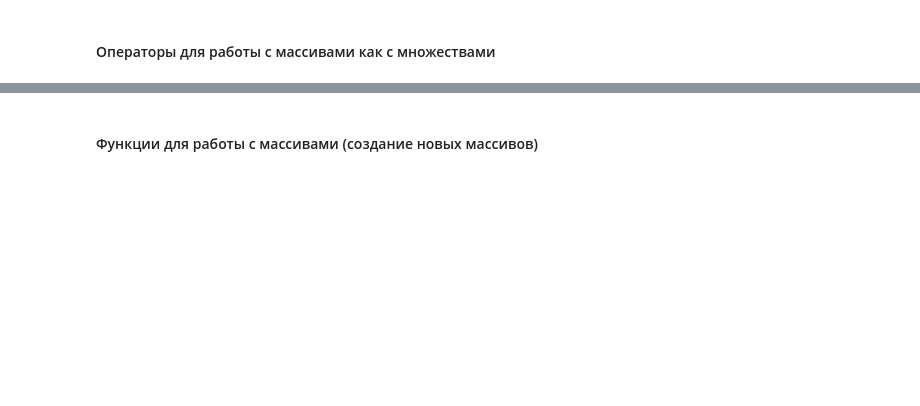
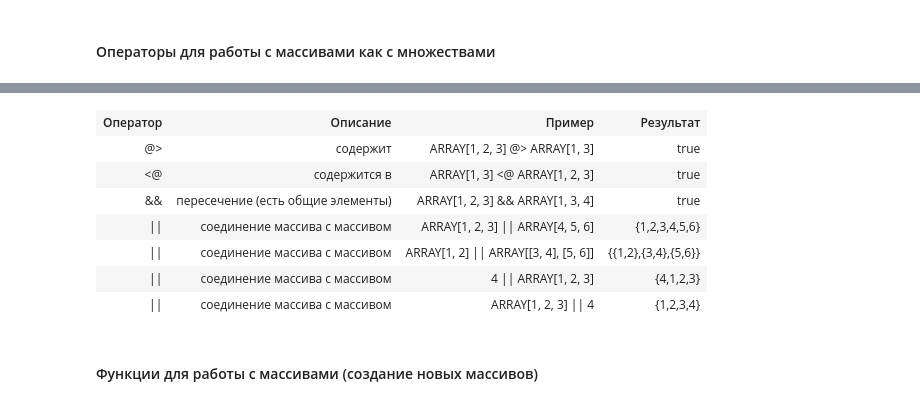
Before and after one commit to vowatchka/postgres_basic, a Jupyter notebook: practices/4_postgres_datatypes/gorm.ipynb, the cells around one changed output, grey strips where cells are left out. Cells and saved outputs as stored; diff of their text form; code cells hidden in the pictures; blank space fills up the shorter version.

```diff
--- a/practices/4_postgres_datatypes/gorm.ipynb
+++ b/practices/4_postgres_datatypes/gorm.ipynb
@@ -1875,59 +2136,52 @@ with Session.begin() as session:
 # %% [markdown]
 #### Операторы для работы с массивами как с множествами
 # %%
-with Session.begin() as session:
-    values = [
+%%sql
+SELECT
+    *
+FROM (
+    VALUES
         (
-            "@>",
-			"содержит",
-			"ARRAY[1, 2, 3] @> ARRAY[1, 3]",
-            cast(bindparam(None, [1, 2, 3], ARRAY(Integer)).contains(bindparam(None, [1, 2, 3], ARRAY(Integer))), Text),
+            '@>',
+			'содержит',
+			'ARRAY[1, 2, 3] @> ARRAY[1, 3]',
+			(ARRAY[1, 2, 3] @> ARRAY[1, 3])::text
         ),
         (
-            "<@",
-			"содержится в",
-			"ARRAY[1, 3] <@ ARRAY[1, 2, 3]",
-			cast(bindparam(None, [1, 3], ARRAY(Integer)).contained_by(bindparam(None, [1, 2, 3], ARRAY(Integer))), Text),
+            '<@',
+			'содержится в',
+			'ARRAY[1, 3] <@ ARRAY[1, 2, 3]',
+			(ARRAY[1, 3] <@ ARRAY[1, 2, 3])::text
         ),
         (
-            "&&",
-			"пересечение (есть общие элементы)",
-			"ARRAY[1, 2, 3] && ARRAY[1, 3, 4]",
-			cast(bindparam(None, [1, 2, 3], ARRAY(Integer)).op("&&")(bindparam(None, [1, 3, 4], ARRAY(Integer))), Text),
+            '&&',
+			'пересечение (есть общие элементы)',
+			'ARRAY[1, 2, 3] && ARRAY[1, 3, 4]',
+			(ARRAY[1, 2, 3] && ARRAY[1, 3, 4])::text
         ),
         (
-            "||",
-			"соединение массива с массивом",
-			"ARRAY[1, 2, 3] || ARRAY[4, 5, 6]",
-			cast(bindparam(None, [1, 2, 3], ARRAY(Integer)) + bindparam(None, [4, 5, 6], ARRAY(Integer)), Text),
+            '||',
+			'соединение массива с массивом',
+			'ARRAY[1, 2, 3] || ARRAY[4, 5, 6]',
+			(ARRAY[1, 2, 3] || ARRAY[4, 5, 6])::text
         ),
         (
-            "||",
-			"соединение массива с массивом",
-			"ARRAY[1, 2] || ARRAY[[3, 4], [5, 6]]",
-			cast(bindparam(None, [1, 2], ARRAY(Integer)) + bindparam(None, [[3, 4], [5, 6]], ARRAY(Integer)), Text),
+            '||',
+			'соединение массива с массивом',
+			'ARRAY[1, 2] || ARRAY[[3, 4], [5, 6]]',
+			(ARRAY[1, 2] || ARRAY[[3, 4], [5, 6]])::text
         ),
         (
-            "||",
-			"соединение массива с массивом",
-			"4 || ARRAY[1, 2, 3]",
-			cast(text("4") + bindparam(None, [1, 2, 3], ARRAY(Integer)), Text),
+            '||',
+			'соединение массива с массивом',
+			'4 || ARRAY[1, 2, 3]',
+			(4 || ARRAY[1, 2, 3])::text
         ),
         (
-            "||",
-			"соединение массива с массивом",
-			"ARRAY[1, 2, 3] || 4",
-			cast(bindparam(None, [1, 2, 3], ARRAY(Integer)) + text("4"), Text),
-        ),
-    ]
-
-    columns = [
-        Column("Оператор", Text),
-        Column("Описание", Text),
-        Column("Пример", Text),
-        Column("Результат", Text),
-    ]
-
-    stmt = select(Values(*columns, name="examples").data(values))
-
-    sqlalchemy_table(session.execute(stmt))
+            '||',
+			'соединение массива с массивом',
+			'ARRAY[1, 2, 3] || 4',
+			(ARRAY[1, 2, 3] || 4)::text
+        )
+) as examples ("Оператор", "Описание", "Пример", "Результат");
+# %% [output]
@@ -1934,3 +2190,11 @@ with Session.begin() as session:
+| Оператор | Описание | Пример | Результат |
+| @> | содержит | ARRAY[1, 2, 3] @> ARRAY[1, 3] | true |
+| <@ | содержится в | ARRAY[1, 3] <@ ARRAY[1, 2, 3] | true |
+| && | пересечение (есть общие элементы) | ARRAY[1, 2, 3] && ARRAY[1, 3, 4] | true |
+| || | соединение массива с массивом | ARRAY[1, 2, 3] || ARRAY[4, 5, 6] | {1,2,3,4,5,6} |
+| || | соединение массива с массивом | ARRAY[1, 2] || ARRAY[[3, 4], [5, 6]] | {{1,2},{3,4},{5,6}} |
+| || | соединение массива с массивом | 4 || ARRAY[1, 2, 3] | {4,1,2,3} |
+| || | соединение массива с массивом | ARRAY[1, 2, 3] || 4 | {1,2,3,4} |
 # %% [markdown]
 #### Функции для работы с массивами (создание новых массивов)
 # %%
```
Also changed, not shown: parts of 190 cells of this notebook.
